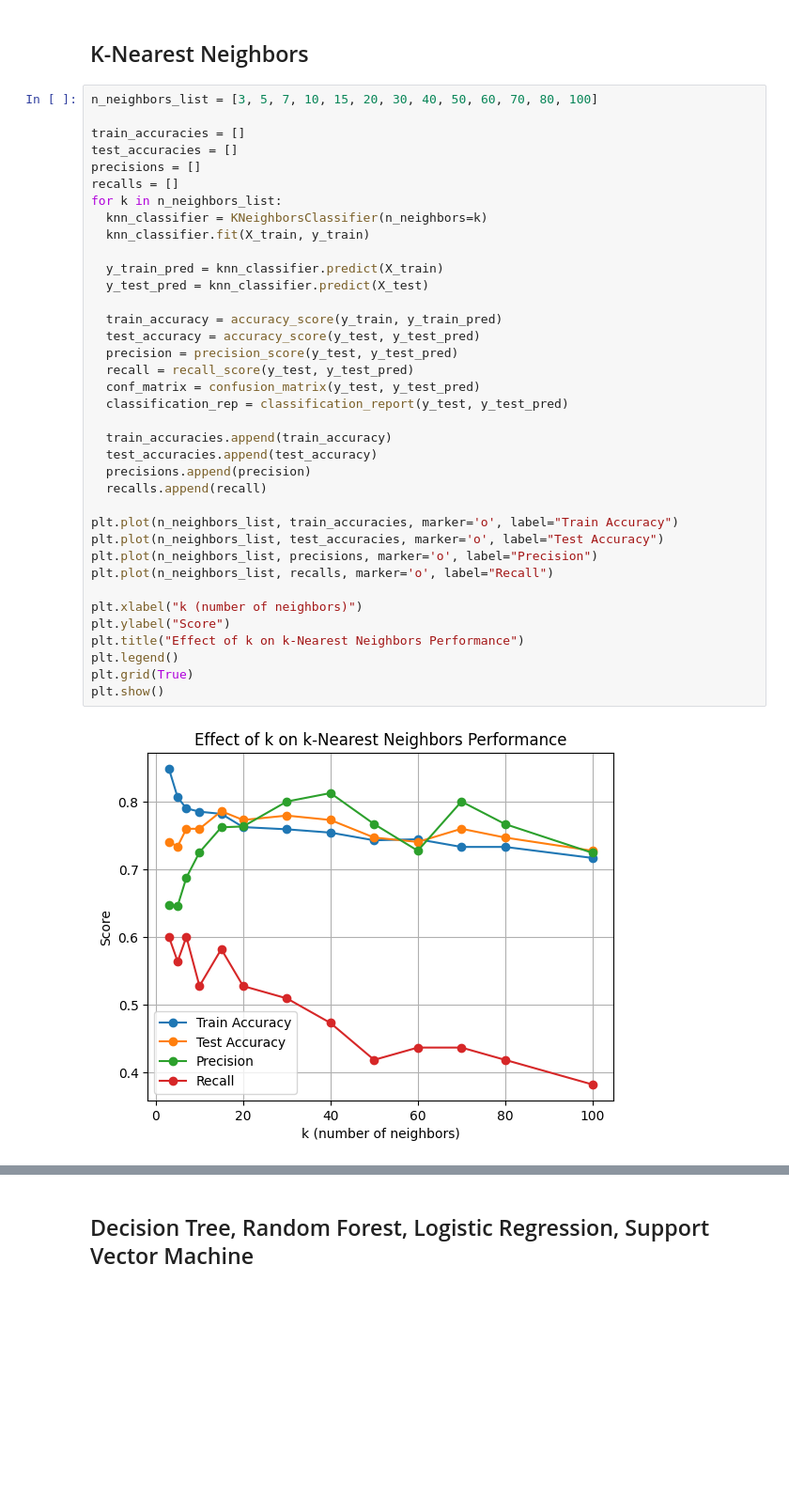
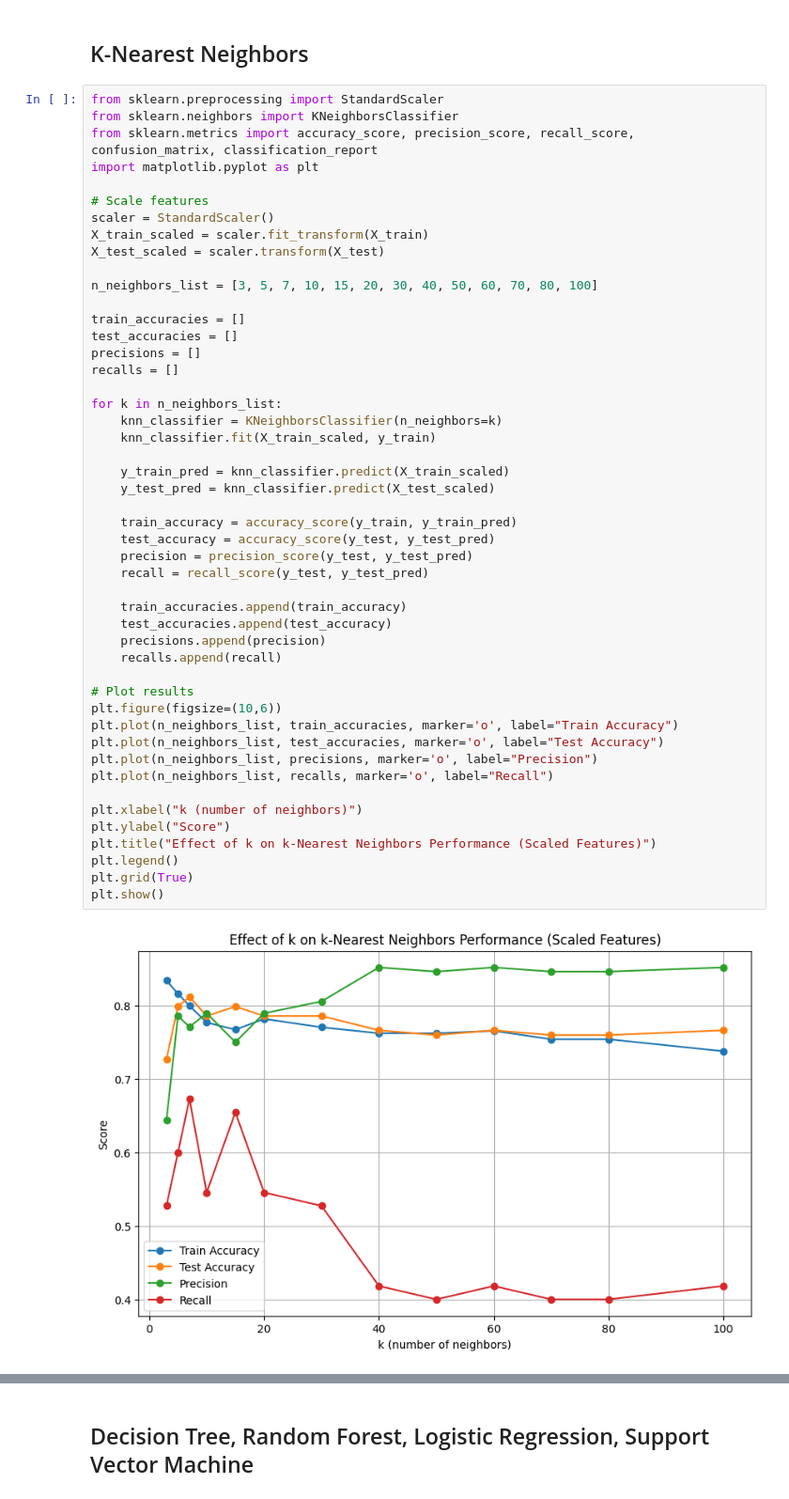
Before and after one commit to samuelkim28/binary-classification-of-diabetes-risk, a Jupyter notebook: Binary_Classification_of_Diabetes_Risk.ipynb, the cells around one changed output, grey strips where cells are left out. Shown at 94% size. Cells and saved outputs as stored; diff of their text form; blank space fills up the shorter version.

Commit message:
Scale features for kNN to improve distance-based performance

```diff
--- a/Binary_Classification_of_Diabetes_Risk.ipynb
+++ b/Binary_Classification_of_Diabetes_Risk.ipynb
@@ -83,42 +85,53 @@ Models were compared using accuracy, precision, recall, and confusion matrices.
 # %% [markdown]
 ## K-Nearest Neighbors
 # %%
+from sklearn.preprocessing import StandardScaler
+from sklearn.neighbors import KNeighborsClassifier
+from sklearn.metrics import accuracy_score, precision_score, recall_score, confusion_matrix, classification_report
+import matplotlib.pyplot as plt
+
+# Scale features
+scaler = StandardScaler()
+X_train_scaled = scaler.fit_transform(X_train)
+X_test_scaled = scaler.transform(X_test)
+
 n_neighbors_list = [3, 5, 7, 10, 15, 20, 30, 40, 50, 60, 70, 80, 100]
 
 train_accuracies = []
 test_accuracies = []
 precisions = []
 recalls = []
+
 for k in n_neighbors_list:
-  knn_classifier = KNeighborsClassifier(n_neighbors=k)
-  knn_classifier.fit(X_train, y_train)
+    knn_classifier = KNeighborsClassifier(n_neighbors=k)
+    knn_classifier.fit(X_train_scaled, y_train)
 
-  y_train_pred = knn_classifier.predict(X_train)
-  y_test_pred = knn_classifier.predict(X_test)
+    y_train_pred = knn_classifier.predict(X_train_scaled)
+    y_test_pred = knn_classifier.predict(X_test_scaled)
 
-  train_accuracy = accuracy_score(y_train, y_train_pred)
-  test_accuracy = accuracy_score(y_test, y_test_pred)
-  precision = precision_score(y_test, y_test_pred)
-  recall = recall_score(y_test, y_test_pred)
-  conf_matrix = confusion_matrix(y_test, y_test_pred)
-  classification_rep = classification_report(y_test, y_test_pred)
+    train_accuracy = accuracy_score(y_train, y_train_pred)
+    test_accuracy = accuracy_score(y_test, y_test_pred)
+    precision = precision_score(y_test, y_test_pred)
+    recall = recall_score(y_test, y_test_pred)
 
-  train_accuracies.append(train_accuracy)
-  test_accuracies.append(test_accuracy)
-  precisions.append(precision)
-  recalls.append(recall)
+    train_accuracies.append(train_accuracy)
+    test_accuracies.append(test_accuracy)
+    precisions.append(precision)
+    recalls.append(recall)
 
+# Plot results
+plt.figure(figsize=(10,6))
 plt.plot(n_neighbors_list, train_accuracies, marker='o', label="Train Accuracy")
 plt.plot(n_neighbors_list, test_accuracies, marker='o', label="Test Accuracy")
 plt.plot(n_neighbors_list, precisions, marker='o', label="Precision")
 plt.plot(n_neighbors_list, recalls, marker='o', label="Recall")
 
 plt.xlabel("k (number of neighbors)")
 plt.ylabel("Score")
-plt.title("Effect of k on k-Nearest Neighbors Performance")
+plt.title("Effect of k on k-Nearest Neighbors Performance (Scaled Features)")
 plt.legend()
 plt.grid(True)
 plt.show()
 # %% [output]
-[figure, old version]
+[figure, new version]
 # %% [markdown]
```
Also changed, not shown: parts of 3 cells of this notebook.
